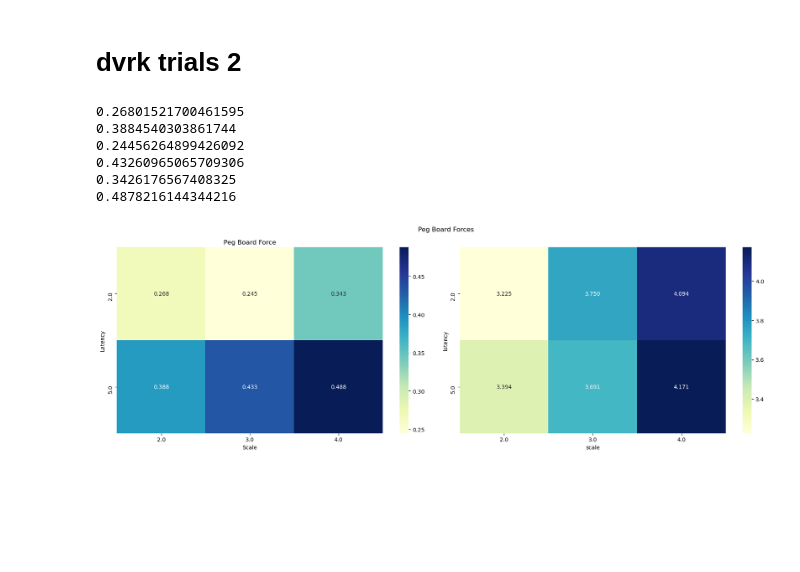
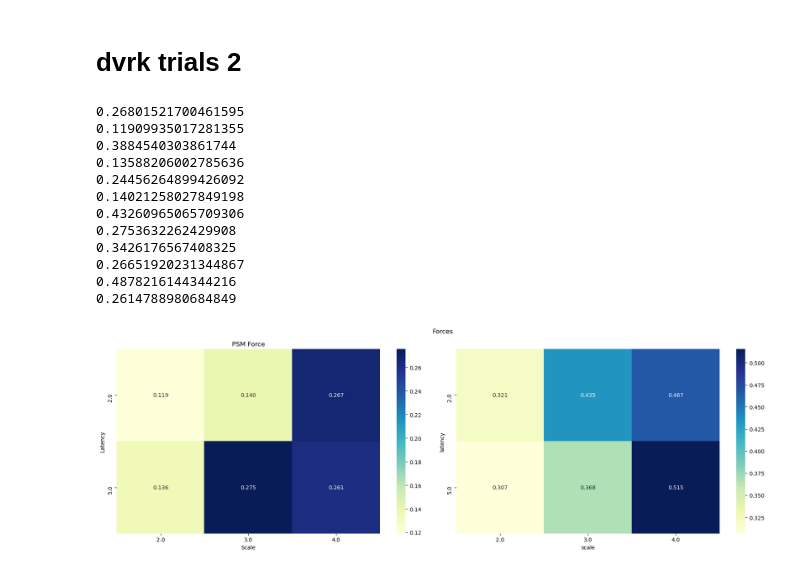
Before and after one commit to jasonkglim/MotionScaling, a Jupyter notebook: performance_modeling/model_analysis.ipynb, the cells around one changed output. Saved outputs shown, nothing was run; the diff lists cells and outputs as text; code cells hidden in the pictures; blank space fills up the shorter version.

Commit message:
cleaning up dvrk trial processing code

```diff
--- a/performance_modeling/model_analysis.ipynb
+++ b/performance_modeling/model_analysis.ipynb
@@ -2104,11 +2104,21 @@ import csv
 import os
 import matplotlib.pyplot as plt
 import seaborn as sns
+from scipy.signal import filtfilt, butter
+
+# Define a Butterworth bandpass filter
+def butter_bandpass(data, lowcut, highcut, fs, order=4):
+    nyquist = 0.5 * fs
+    low = lowcut / nyquist
+    high = highcut / nyquist
+    b, a = butter(order, [low, high], btype='band')
+    y = filtfilt(b, a, data)
+    return y
 
 
 scale = [2, 3, 4]
 delay = [2, 5]
-data = pd.DataFrame(columns=["scale", "latency", "avg_board_force", "avg_psm_force"])
+data = pd.DataFrame(columns=["scale", "latency", "avg_board_force", "sum_filtered_force"])
 
 for s, d in itertools.product(scale, delay):
 	# with open(f"../dvrk/9-10-24_dvrk_MotionScaling_trials_ForceSensing/scale_{s}e-1_delay_{d}e-1.csv", 'r') as f:
@@ -2118,54 +2128,86 @@ for s, d in itertools.product(scale, delay):
 	# 		break
 	with open(f"../dvrk/rosbags/scale_{s}e-1_delay_{d}e-1.pkl", 'rb') as f:
 		psm_force_data = pickle.load(f)
-	avg_psm_force = psm_force_data["PSM1"]["force_mag"].mean() + psm_force_data["PSM2"]["force_mag"].mean()
-	df = pd.read_csv(f"../dvrk/9-10-24_dvrk_MotionScaling_trials_ForceSensing/scale_{s}e-1_delay_{d}e-1.csv", skiprows=6)
+	sum_filtered_force = 0
+	for psm_id, psm_data in psm_force_data.items():
+
+		lcf = 0.1
+		hcf = 5
+		fs = len(psm_data) / psm_data["time"].iloc[-1]
+		force_filtered = butter_bandpass(psm_data["force_mag"], lowcut=lcf, highcut=hcf, fs=fs, order=3)
+		force_filtered_positive = np.maximum(force_filtered, 0)
+		filtered_mean = np.mean(force_filtered_positive)
+		sum_filtered_force += filtered_mean
+		# avg_psm_force = psm_force_data["PSM1"]["force_mag"].mean() + psm_force_data["PSM2"]["force_mag"].mean()
+	fts_df = pd.read_csv(f"../dvrk/9-10-24_dvrk_MotionScaling_trials_ForceSensing/scale_{s}e-1_delay_{d}e-1.csv", skiprows=6)
 	# print(df.columns)
-	total_force = np.sqrt(df[' Fx ']**2 + df[' Fy ']**2 + df[' Fz ']**2)
+	# drift[0] = Fz[0]
+	# drift[len(data)] = Fz[len(data)]
+	# y = mx + b
+	# m = (Fz[-1] - Fz[0]) / (len(data))
+	drift_slope = (fts_df[' Fz '].iloc[-1] - fts_df[' Fz '][0]) / (len(fts_df)-1)
+	drift = [drift_slope * i + fts_df[' Fz '][0] for i in range(len(fts_df))]
+	Fz_adjusted = fts_df[' Fz '] - drift
+	total_force = np.sqrt(fts_df[' Fx ']**2 + fts_df[' Fy ']**2 + fts_df[' Fz ']**2)
+	total_force_adjusted = np.sqrt(fts_df[' Fx ']**2 + fts_df[' Fy ']**2 + Fz_adjusted**2)
 	avg_total_force = np.mean(total_force)
+	avg_total_force_adjusted = np.mean(total_force_adjusted)
 	print(avg_total_force)
-	data.loc[len(data)] = [s, d, avg_total_force, avg_psm_force]
+	print(avg_total_force_adjusted)
+	data.loc[len(data)] = [s, d, avg_total_force_adjusted, sum_filtered_force]
+
+	# Plot peg board force magnitude over time
 	# plt.figure()
+	# plt.title(f"Peg Board Force, Scale = {s}e-1, Delay = {d}e-1")
 	# plt.plot(df[' Fz '], label='Fz')
-	# plt.plot(df[' Fx '], label='Fx')
-	# plt.plot(df[' Fy '], label='Fy')
+	# plt.plot(Fz_adjusted, label='Fz Adjusted')
+	# # plt.plot(df[' Fx '], label='Fx')
+	# # plt.plot(df[' Fy '], label='Fy')
+	# # plt.plot(total_force, label="Magnitude")
+	# # plt.plot(total_force_adjusted, label="Magnitude Adjusted")
 	# plt.legend()
-	# # plt.show()
+	# plt.show()
 
 fig, ax = plt.subplots(1, 2, figsize=(18, 6))
 # plt.figure()
 user = "Jason"
-title = (f"Peg Board Forces")
+title = (f"Forces")
 fig.suptitle(title)
 board_force_heatmap = data.pivot(
 	index='latency', columns='scale', values='avg_board_force'
 )
 sns.heatmap(board_force_heatmap, cmap='YlGnBu', ax=ax[0], annot=True, fmt='.3f')
 ax[0].set_title('Peg Board Force')
 ax[0].set_xlabel('Scale')
 ax[0].set_ylabel('Latency')
 # annotate_extrema(board_force_heatmap.values, ax[0], extrema_type='max')
 
 psm_force_heatmap = data.pivot(
-	index='latency', columns='scale', values='avg_psm_force'
+	index='latency', columns='scale', values='sum_filtered_force'
 )
 sns.heatmap(psm_force_heatmap, cmap='YlGnBu', ax=ax[1], annot=True, fmt='.3f')
-ax[0].set_title('Peg Board Force')
+ax[0].set_title('PSM Force')
 ax[0].set_xlabel('Scale')
 ax[0].set_ylabel('Latency')
 # annotate_extrema(psm_force_heatmap.values, ax[1], extrema_type='max')
 
 plt.tight_layout()
 folder = "../figures/dvrk"
 os.makedirs(folder, exist_ok=True)
 filepath = f"{folder}/{user}_force"
 plt.savefig(filepath, facecolor='w')
 plt.show()
 # %% [output]
 0.26801521700461595
+0.11909935017281355
 0.3884540303861744
+0.13588206002785636
 0.24456264899426092
+0.14021258027849198
 0.43260965065709306
+0.2753632262429908
 0.3426176567408325
+0.26651920231344867
 0.4878216144344216
+0.2614788980684849
-[figure, old version]
+[figure, new version]
```
Also changed, not shown: 20 other files.
